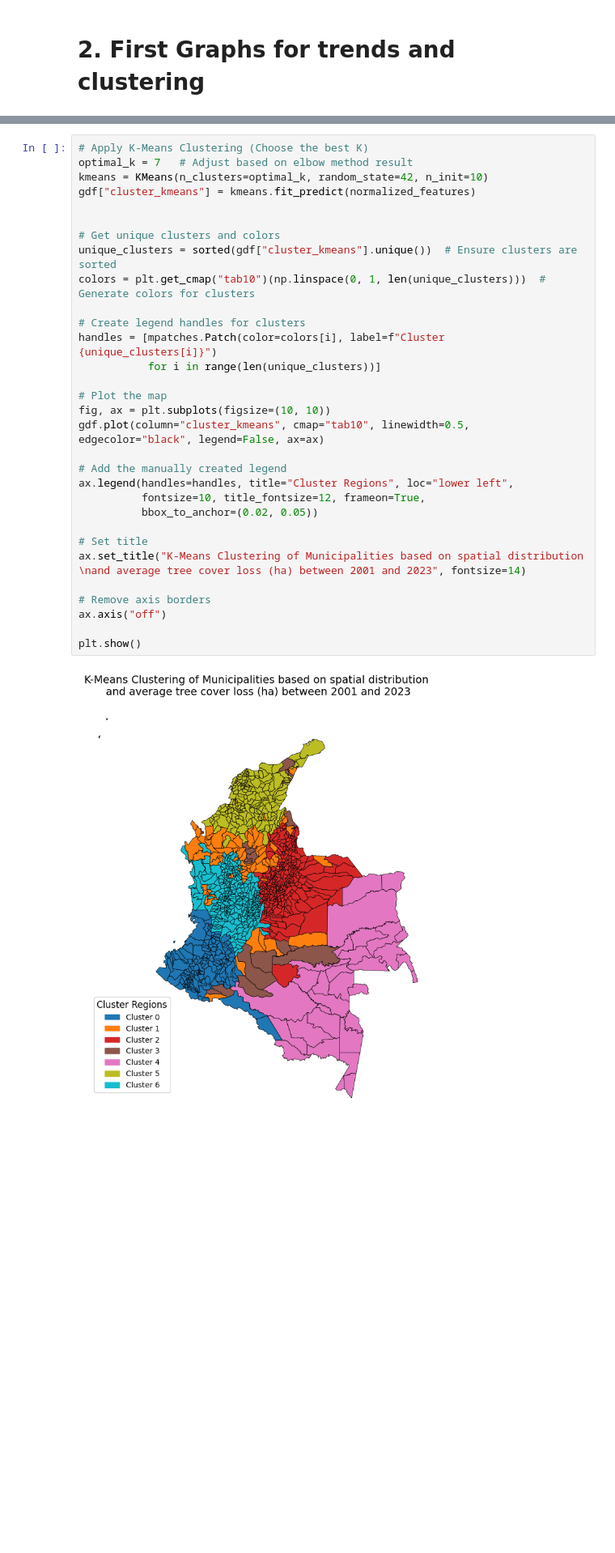
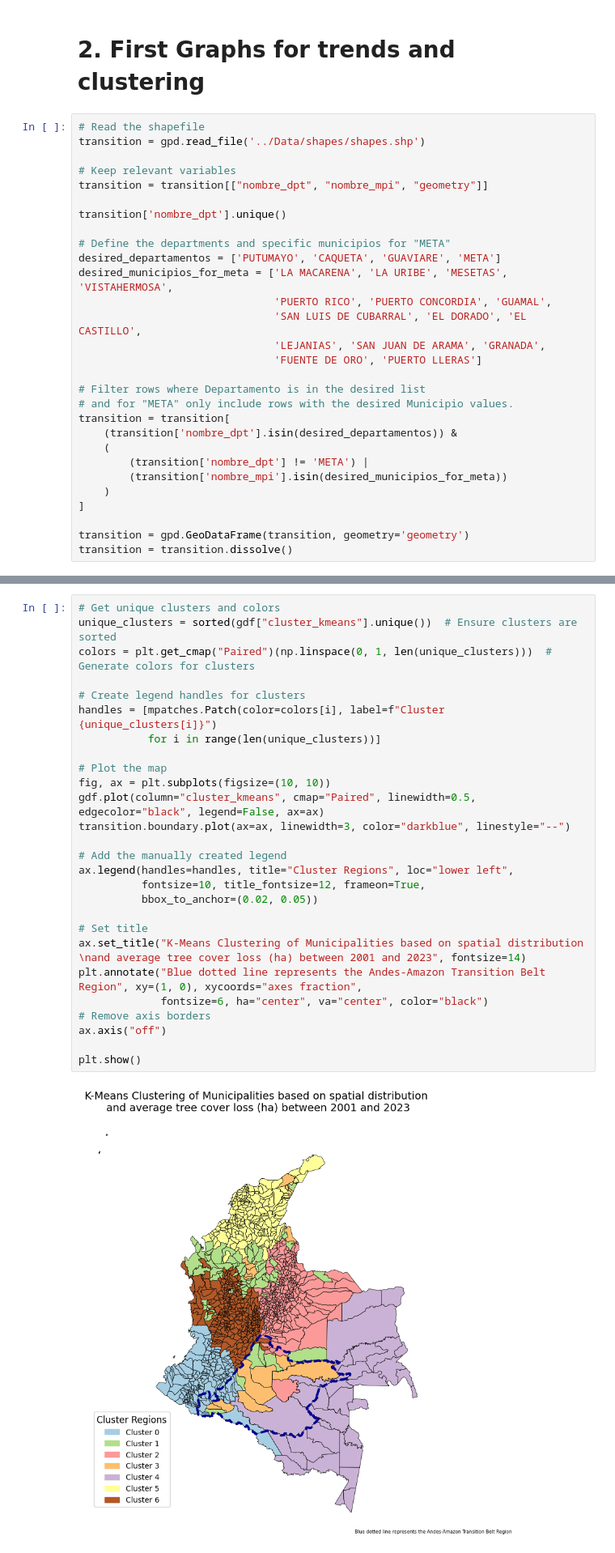
Before and after one commit to cpj97/MDS_thesis, a Jupyter notebook: Code/preprocessing_new.ipynb, the cells around one changed output, grey strips where cells are left out. Shown at 81% size. Cells and saved outputs as stored; diff of their text form; blank space fills up the shorter version.

```diff
--- a/Code/preprocessing_new.ipynb
+++ b/Code/preprocessing_new.ipynb
@@ -749,3 +789,32 @@ final_df
 13482 rows × 110 columns
 # %% [markdown]
 # 2. First Graphs for trends and clustering
+# %%
+# Read the shapefile
+transition = gpd.read_file('../Data/shapes/shapes.shp')
+
+# Keep relevant variables
+transition = transition[["nombre_dpt", "nombre_mpi", "geometry"]]
+
+transition['nombre_dpt'].unique()
+
+# Define the departments and specific municipios for "META"
+desired_departamentos = ['PUTUMAYO', 'CAQUETA', 'GUAVIARE', 'META']
+desired_municipios_for_meta = ['LA MACARENA', 'LA URIBE', 'MESETAS', 'VISTAHERMOSA',
+                               'PUERTO RICO', 'PUERTO CONCORDIA', 'GUAMAL',
+                               'SAN LUIS DE CUBARRAL', 'EL DORADO', 'EL CASTILLO',
+                               'LEJANIAS', 'SAN JUAN DE ARAMA', 'GRANADA',
+                               'FUENTE DE ORO', 'PUERTO LLERAS']
+
+# Filter rows where Departamento is in the desired list
+# and for "META" only include rows with the desired Municipio values.
+transition = transition[
+    (transition['nombre_dpt'].isin(desired_departamentos)) &
+    (
+        (transition['nombre_dpt'] != 'META') |
+        (transition['nombre_mpi'].isin(desired_municipios_for_meta))
+    )
+]
+
+transition = gpd.GeoDataFrame(transition, geometry='geometry')
+transition = transition.dissolve()
@@ -914,36 +1025,32 @@ plt.show()
 # %%
-# Apply K-Means Clustering (Choose the best K)
-optimal_k = 7   # Adjust based on elbow method result
-kmeans = KMeans(n_clusters=optimal_k, random_state=42, n_init=10)
-gdf["cluster_kmeans"] = kmeans.fit_predict(normalized_features)
-
-
 # Get unique clusters and colors
 unique_clusters = sorted(gdf["cluster_kmeans"].unique())  # Ensure clusters are sorted
-colors = plt.get_cmap("tab10")(np.linspace(0, 1, len(unique_clusters)))  # Generate colors for clusters
+colors = plt.get_cmap("Paired")(np.linspace(0, 1, len(unique_clusters)))  # Generate colors for clusters
 
 # Create legend handles for clusters
 handles = [mpatches.Patch(color=colors[i], label=f"Cluster {unique_clusters[i]}")
            for i in range(len(unique_clusters))]
 
 # Plot the map
 fig, ax = plt.subplots(figsize=(10, 10))
-gdf.plot(column="cluster_kmeans", cmap="tab10", linewidth=0.5, edgecolor="black", legend=False, ax=ax)
+gdf.plot(column="cluster_kmeans", cmap="Paired", linewidth=0.5, edgecolor="black", legend=False, ax=ax)
+transition.boundary.plot(ax=ax, linewidth=3, color="darkblue", linestyle="--")
 
 # Add the manually created legend
 ax.legend(handles=handles, title="Cluster Regions", loc="lower left",
           fontsize=10, title_fontsize=12, frameon=True,
           bbox_to_anchor=(0.02, 0.05))
 
 # Set title
 ax.set_title("K-Means Clustering of Municipalities based on spatial distribution \nand average tree cover loss (ha) between 2001 and 2023", fontsize=14)
-
+plt.annotate("Blue dotted line represents the Andes-Amazon Transition Belt Region", xy=(1, 0), xycoords="axes fraction",
+             fontsize=6, ha="center", va="center", color="black")
 # Remove axis borders
 ax.axis("off")
 
 plt.show()
 # %% [output]
-[figure, old version]
+[figure, new version]
 # %% [markdown]
 # 3. Final merging dataset
 # %%
```
Also changed, not shown: parts of 18 cells of this notebook, 4 other files.
